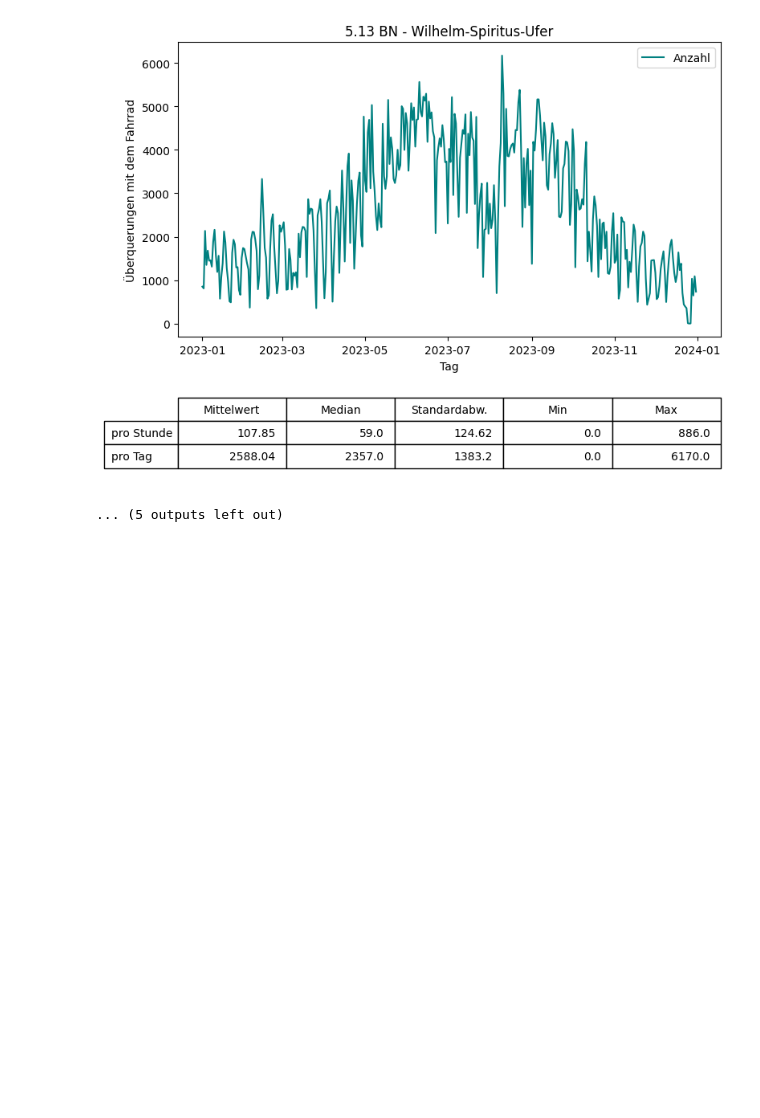
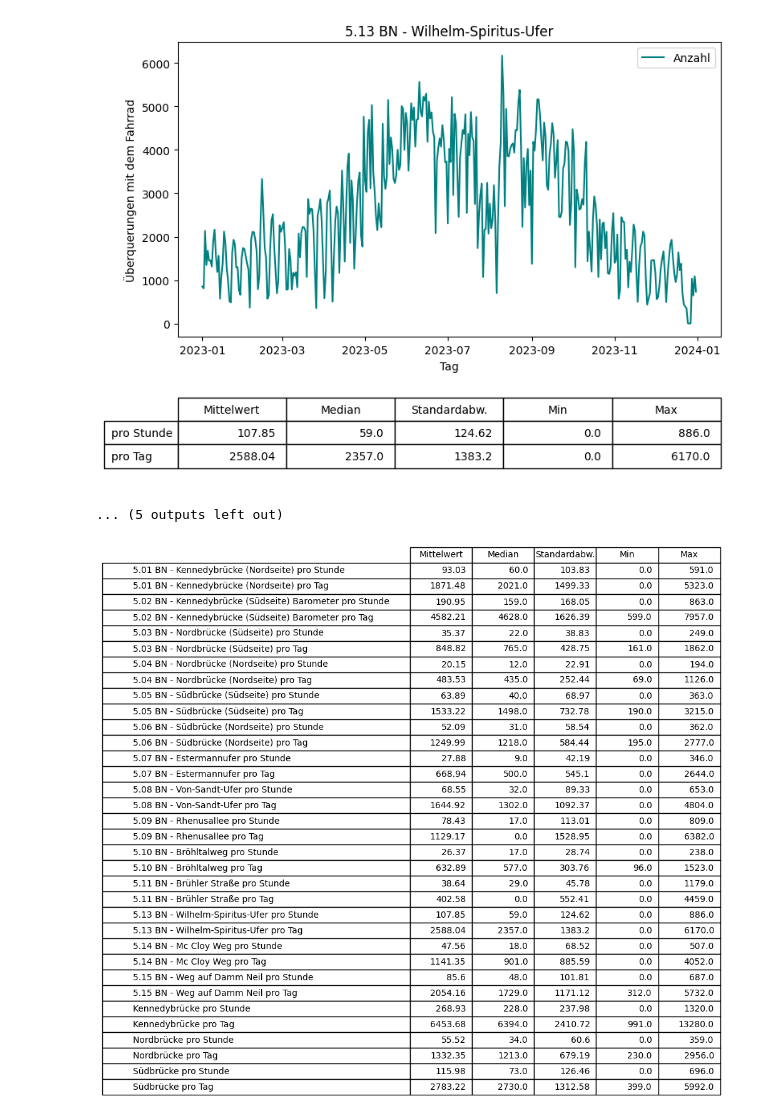
Before and after one commit to wooloflettuce/bonn-bike-count, a Jupyter notebook: Plots/Plots.ipynb, the cells around one changed output. Drawn from its saved outputs; the diff is of its cells as text; code cells hidden in the pictures; blank space fills up the shorter version.

Commit message:
Tabelle für alle Brücken erstellen

```diff
--- a/Plots/Plots.ipynb
+++ b/Plots/Plots.ipynb
@@ -80,3 +80,48 @@ for name in df.columns:
 [figure]
 [figure]
 ... (5 outputs left out)
+# %%
+import matplotlib.gridspec as gridspec
+
+colors = ['blue', 'green', 'red', 'cyan', 'magenta', 'yellow', 'orange', 'purple',
+              'brown', 'pink', 'gray', 'olive', 'teal', 'navy', 'lime', 'gold', 'violet', 'blue']
+
+all_dates = pd.date_range(start=df['days'].min(), end=df['days'].max())
+all_rows = []
+rows_labels = []
+fig, ax = plt.subplots()
+
+for name in df.columns:
+    if name != 'time' and name != 'days':
+        x_values_per_day = df.groupby('days')[name].sum()
+        x_values_per_day = x_values_per_day.reindex(all_dates, fill_value=None)
+        # Zellen für die Tabelle
+        x_values_per_hour = df[name]
+        cells_per_hour = [x_values_per_hour.mean(), x_values_per_hour.median(),
+                          x_values_per_hour.std(), x_values_per_hour.min(), x_values_per_hour.max()]
+
+        cells_per_day = [x_values_per_day.mean(), x_values_per_day.median(),
+                         x_values_per_day.std(), x_values_per_day.min(), x_values_per_day.max()]
+
+        # Runde die Werte für die Tabelle
+        cells_per_hour = [round(value, 2) for value in cells_per_hour]
+        cells_per_day = [round(value, 2) for value in cells_per_day]
+        all_rows.append(cells_per_hour)
+        all_rows.append(cells_per_day)
+
+        rows_labels.append('{} pro Stunde'.format(name))
+        rows_labels.append('{} pro Tag'.format(name))
+
+fig.patch.set_visible(False)
+ax.axis('off')
+ax.axis('tight')
+# Tabellenüberschriften
+titles = ['Mittelwert', 'Median', 'Standardabw.', 'Min', 'Max']
+# Tabelle erstellen
+table =ax.table(cellText=all_rows, rowLabels=rows_labels, colLabels = titles,
+                           loc='center')
+table.auto_set_font_size(False)
+table.set_fontsize(10)
+table.scale(1, 1.5)
+# %% [output]
+[figure, added]
```
Also changed, not shown: parts of 1 cell of this notebook.
